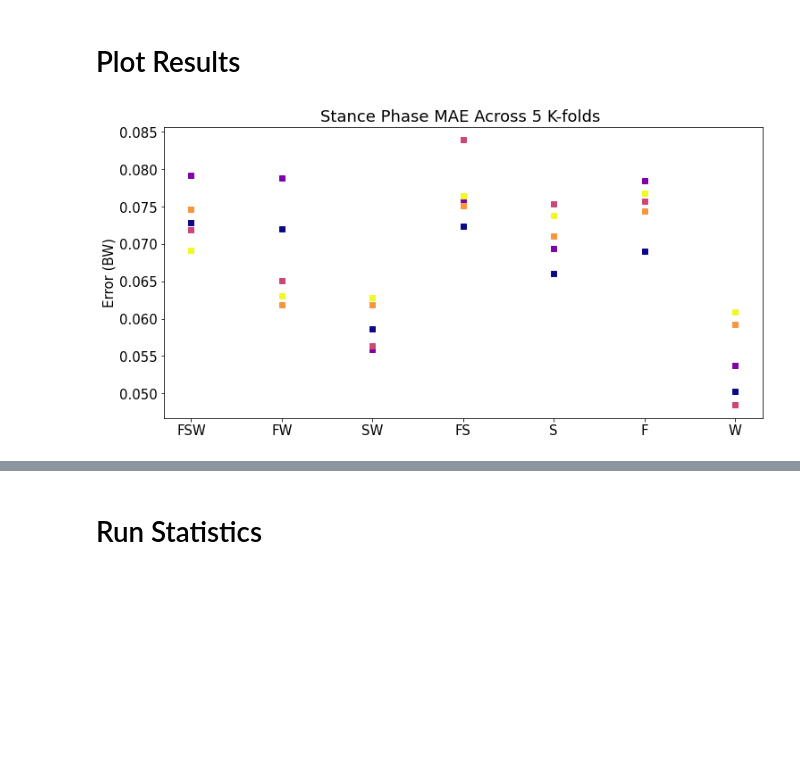
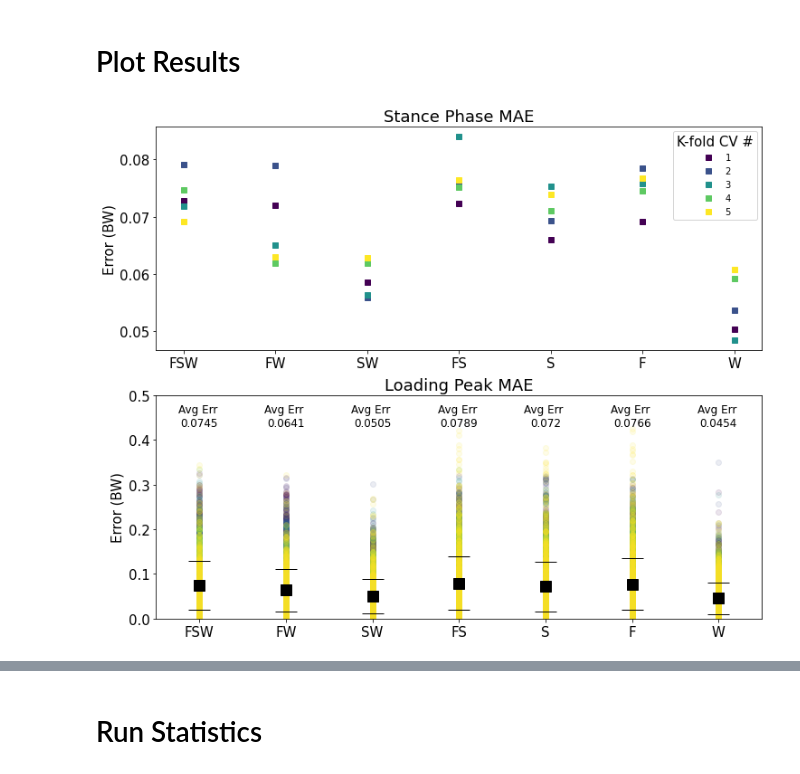
Before and after one commit to peruvianox/Vetta, a Jupyter notebook: MagVect_ML.ipynb, the cells around one changed output, grey strips where cells are left out. Drawn from its saved outputs; the diff is of its cells as text; code cells hidden in the pictures; blank space fills up the shorter version.

```diff
--- a/MagVect_ML.ipynb
+++ b/MagVect_ML.ipynb
@@ -349,20 +347,69 @@ MAE = 0.060869078792988196
 # %% [markdown]
 # Plot Results
-# %%
-os.chdir('/content/drive/My Drive/EII-PGB/Data/SyncedData/FigFolder')
-# plot whole stance MAE
-C = cm.get_cmap('plasma', 5)
-plt.figure(figsize=(12, 6))
-for Ind, model in enumerate(models):
-  for i, x in enumerate(AggMLP[model]):
-    plt.plot(Ind, AggMLP[model][i]['MAE'], 's', c=C.colors[i])
-
-plt.xticks(range(len(models)), models)
-plt.ylabel('Error (BW)')
-plt.title('Stance Phase MAE Across 5 K-folds ')
-plt.savefig('StanceMAE.png')
-# %% [output]
-[figure, removed]
+# %%
+os.chdir('/content/drive/My Drive/EII-PGB/Data/SyncedData/FigFolder')
+
+plt.figure(figsize=(12, 10))
+ax1 = plt.subplot(211)
+ax2 = plt.subplot(212)
+
+# plot whole stance MAE
+C = cm.get_cmap('viridis', 5)
+
+for Ind, model in enumerate(models):
+  for i, x in enumerate(AggMLP[model]):
+
+    if Ind == 0:
+      ax1.plot(Ind, AggMLP[model][i]['MAE'], 's', c=C.colors[i], label=i+1)
+    else:
+      ax1.plot(Ind, AggMLP[model][i]['MAE'], 's', c=C.colors[i])
+
+ax1.legend(fontsize=10, title='K-fold CV #')
+ax1.set_xticks(range(len(models)))
+ax1.set_yticks([0.05, 0.06, 0.07, 0.08])
+ax1.set_xticklabels(models)
+ax1.set_ylabel('Error (BW)')
+ax1.set_title('Stance Phase MAE')
+
+
+# get loading peak error
+AvgError = {}
+StdError = {}
+for Ind, model in enumerate(models):
+  AvgError[model] = []
+  StdError[model] = []
+  for i, x in enumerate(AggMLP[model]):
+    AggMLP[model][i]['TruePk'] = np.zeros((len(AggMLP[model][i]['True']),1))
+    AggMLP[model][i]['PredPk'] = np.zeros((len(AggMLP[model][i]['Prediction']),1))
+    AggMLP[model][i]['PkErr'] = np.zeros((len(AggMLP[model][i]['Prediction']),1))
+
+
+    for r in range(len(AggMLP[model][i]['Prediction'])):
+      AggMLP[model][i]['TruePk'][r] = np.max(AggMLP[model][i]['True'][r, 0:50])
+      AggMLP[model][i]['PredPk'][r] = np.max(AggMLP[model][i]['Prediction'][r, 0:50])
+      AggMLP[model][i]['PkErr'][r] = abs(AggMLP[model][i]['TruePk'][r] - AggMLP[model][i]['PredPk'][r])
+
+      plt.plot(Ind, AggMLP[model][i]['PkErr'][r], 'o', c=C.colors[i], alpha=A)
+
+    AvgError[model].append(np.mean(AggMLP[model][i]['PkErr']))
+    StdError[model].append(np.std(AggMLP[model][i]['PkErr']))
+
+  # plot average error
+  ax2.errorbar(Ind, np.mean(AvgError[model]), np.mean(StdError[model]), ms=10,
+               fmt='sk', ecolor='k', elinewidth=4, capsize=12)
+
+  ax2.text(Ind, 0.43, 'Avg Err \n' + str(round(np.mean(AvgError[model]),4)), ha='center', fontsize=12)
+
+ax2.set_xticks(range(len(models)))
+ax2.set_xticklabels(models)
+ax2.set_ylabel('Error (BW)')
+ax2.set_title('Loading Peak MAE')
+ax2.set_xlim([-0.5, 6.5])
+ax2.set_ylim([0, 0.5])
+
+plt.savefig('MAE.png')
+# %% [output]
+[figure, added]
 # %%
 # plot all raw predicitons
 os.chdir('/content/drive/My Drive/EII-PGB/Data/SyncedData/FigFolder')
```
Also changed, not shown: parts of 9 cells of this notebook.
